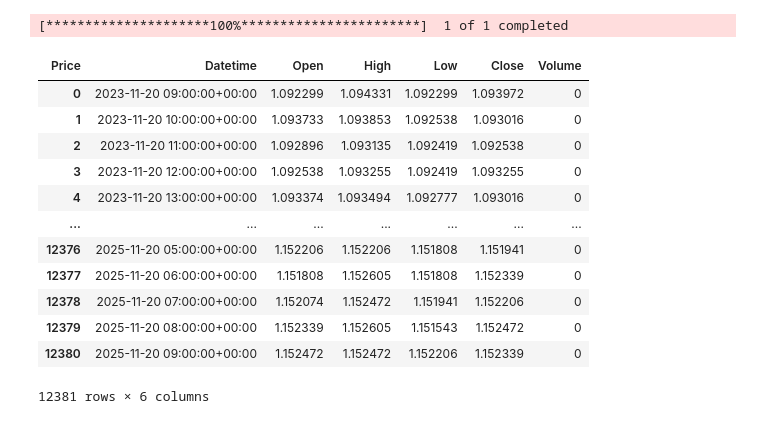
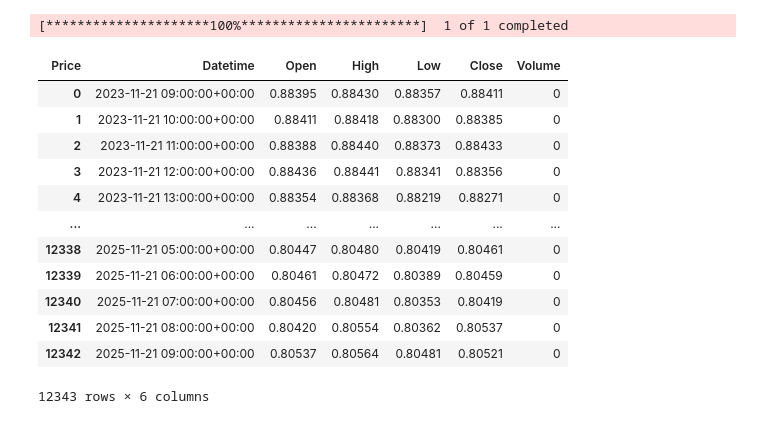
Before and after one commit to davidkiama/KiamaTrading, a Jupyter notebook: utilities/combo_support_resistance_FVG.ipynb, the cells around one changed output. Saved outputs shown, nothing was run; the diff lists cells and outputs as text; code cells hidden in the pictures.

```diff
--- a/utilities/combo_support_resistance_FVG.ipynb
+++ b/utilities/combo_support_resistance_FVG.ipynb
@@ -248,34 +248,34 @@ def detect_fvg(data, lookback_period=14, body_multiplier=1.5, min_gap=0.2):
 
     return fvg_list
 # %%
-dataF = mass_import(0, '1H')
+dataF = mass_import(1, '1H')
 dataF = dataF.reset_index()            # Move Datetime from index to column
 dataF.rename(columns={'Date': 'Gmt time'}, inplace=True)
 
 
 try:
     my_data = dataF[['Datetime', 'Open', 'High', 'Low', 'Close', 'Volume']]
 except:
     my_data = dataF[['Gmt time', 'Open', 'High', 'Low', 'Close', 'Volume']]
 
 
 my_data = flatten_yf_columns(my_data)
 my_data
 # %% [output]
 [*********************100%***********************]  1 of 1 completed
 | Price | Datetime | Open | High | Low | Close | Volume |
-| 0 | 2023-11-20 09:00:00+00:00 | 1.092299 | 1.094331 | 1.092299 | 1.093972 | 0 |
-| 1 | 2023-11-20 10:00:00+00:00 | 1.093733 | 1.093853 | 1.092538 | 1.093016 | 0 |
-| 2 | 2023-11-20 11:00:00+00:00 | 1.092896 | 1.093135 | 1.092419 | 1.092538 | 0 |
-| 3 | 2023-11-20 12:00:00+00:00 | 1.092538 | 1.093255 | 1.092419 | 1.093255 | 0 |
-| 4 | 2023-11-20 13:00:00+00:00 | 1.093374 | 1.093494 | 1.092777 | 1.093016 | 0 |
+| 0 | 2023-11-21 09:00:00+00:00 | 0.88395 | 0.88430 | 0.88357 | 0.88411 | 0 |
+| 1 | 2023-11-21 10:00:00+00:00 | 0.88411 | 0.88418 | 0.88300 | 0.88385 | 0 |
+| 2 | 2023-11-21 11:00:00+00:00 | 0.88388 | 0.88440 | 0.88373 | 0.88433 | 0 |
+| 3 | 2023-11-21 12:00:00+00:00 | 0.88436 | 0.88441 | 0.88341 | 0.88356 | 0 |
+| 4 | 2023-11-21 13:00:00+00:00 | 0.88354 | 0.88368 | 0.88219 | 0.88271 | 0 |
 | ... | ... | ... | ... | ... | ... | ... |
-| 12376 | 2025-11-20 05:00:00+00:00 | 1.152206 | 1.152206 | 1.151808 | 1.151941 | 0 |
-| 12377 | 2025-11-20 06:00:00+00:00 | 1.151808 | 1.152605 | 1.151808 | 1.152339 | 0 |
-| 12378 | 2025-11-20 07:00:00+00:00 | 1.152074 | 1.152472 | 1.151941 | 1.152206 | 0 |
-| 12379 | 2025-11-20 08:00:00+00:00 | 1.152339 | 1.152605 | 1.151543 | 1.152472 | 0 |
-| 12380 | 2025-11-20 09:00:00+00:00 | 1.152472 | 1.152472 | 1.152206 | 1.152339 | 0 |
+| 12338 | 2025-11-21 05:00:00+00:00 | 0.80447 | 0.80480 | 0.80419 | 0.80461 | 0 |
+| 12339 | 2025-11-21 06:00:00+00:00 | 0.80461 | 0.80472 | 0.80389 | 0.80459 | 0 |
+| 12340 | 2025-11-21 07:00:00+00:00 | 0.80456 | 0.80481 | 0.80353 | 0.80419 | 0 |
+| 12341 | 2025-11-21 08:00:00+00:00 | 0.80420 | 0.80554 | 0.80362 | 0.80537 | 0 |
+| 12342 | 2025-11-21 09:00:00+00:00 | 0.80537 | 0.80564 | 0.80481 | 0.80521 | 0 |
-12381 rows × 6 columns
+12343 rows × 6 columns
 # %%
 
 my_data['FVG'] = detect_fvg(my_data)
```
Also changed, not shown: parts of 2 cells of this notebook, 8 other files.
